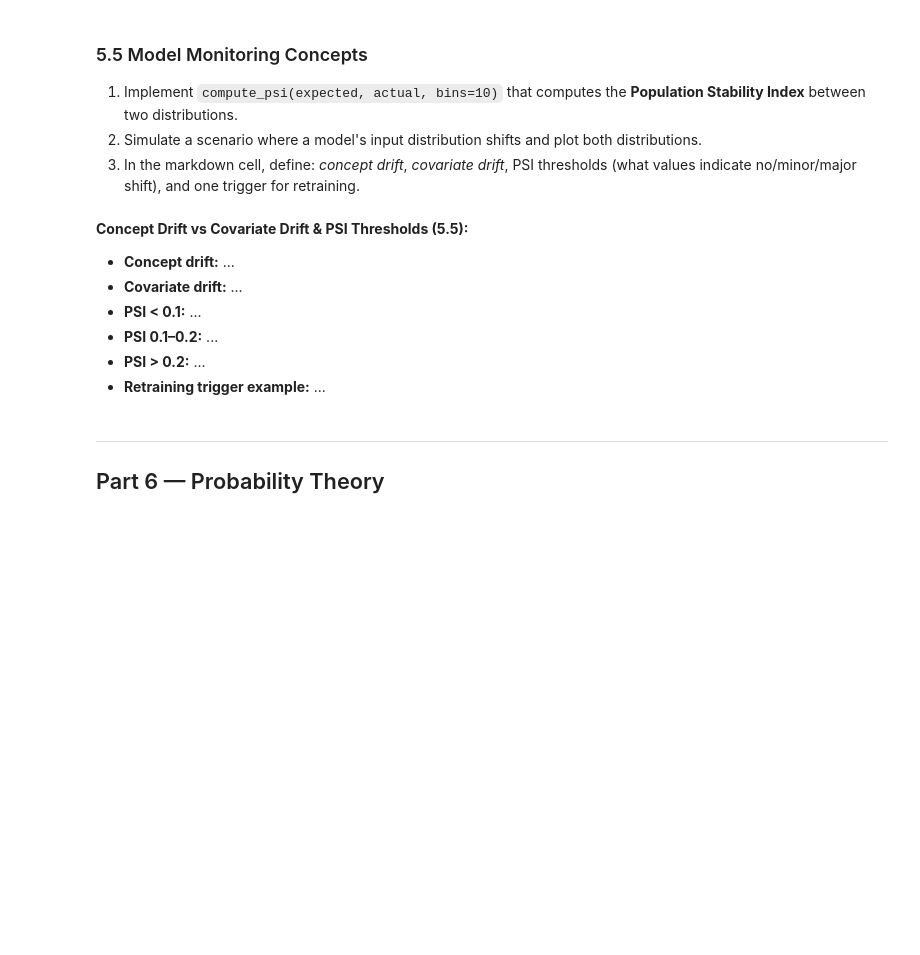
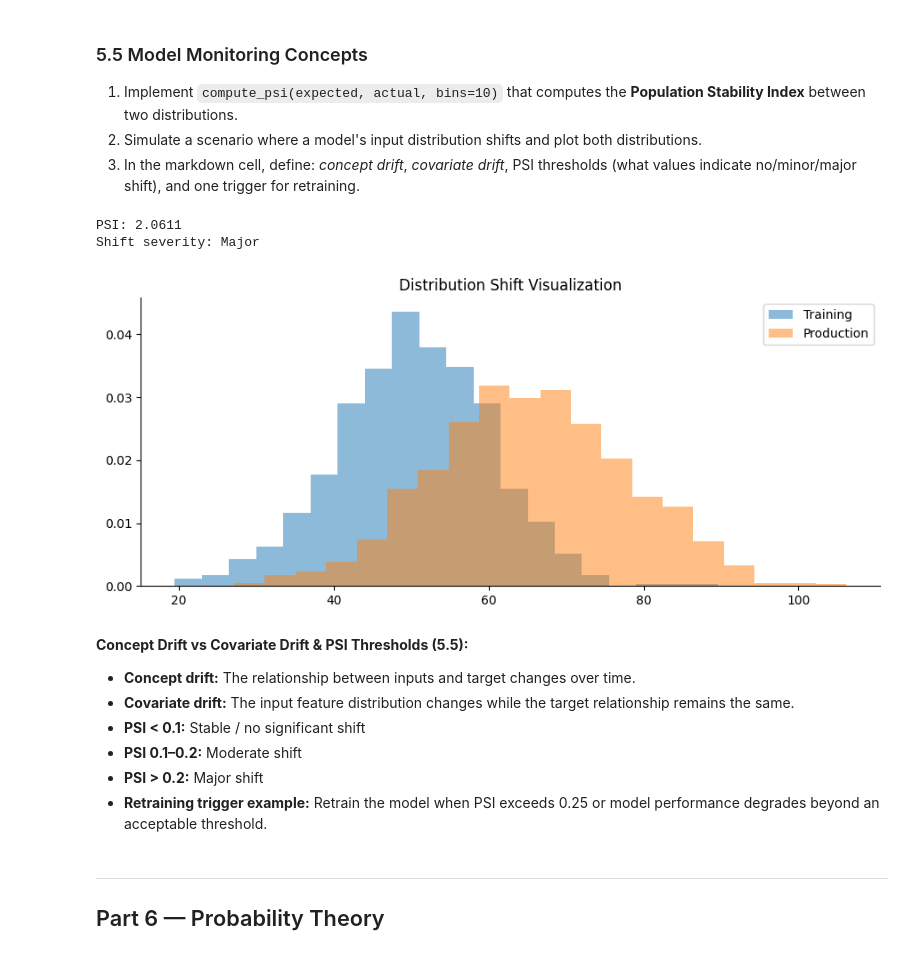
Before and after one commit to satyam294/CT-CEI-DS-2026, a Jupyter notebook: week1_Satyam_Chand.ipynb, the cells around one changed output. Cells and saved outputs as stored; diff of their text form; code cells hidden in the pictures; blank space fills up the shorter version.

```diff
--- a/week1_Satyam_Chand.ipynb
+++ b/week1_Satyam_Chand.ipynb
@@ -716,34 +760,54 @@ print(f"\nAfter differencing — p-value: {adf_diff[1]:.4f}, Stationary? {adf_di
 # %%
 def compute_psi(expected, actual, bins=10):
     """
     PSI = sum((actual_pct - expected_pct) * ln(actual_pct / expected_pct))
     Add epsilon=1e-10 to avoid log(0).
     """
-    # YOUR CODE HERE
-    pass
+    epsilon = 1e-10
+
+    # bins from expected distribution
+    breakpoints = np.histogram_bin_edges(expected, bins=bins)
+
+    expected_counts, _ = np.histogram(expected, bins=breakpoints)
+    actual_counts, _ = np.histogram(actual, bins=breakpoints)
+
+    expected_pct = expected_counts / len(expected)
+    actual_pct = actual_counts / len(actual)
+
+    psi = np.sum(
+        (actual_pct - expected_pct) *
+        np.log((actual_pct + epsilon) / (expected_pct + epsilon))
+    )
+
+    return psi
 
 np.random.seed(1)
 train_dist = np.random.normal(50, 10, 1000)    # training distribution
 drift_dist = np.random.normal(65, 12, 1000)    # shifted production distribution
 
 psi_value = compute_psi(train_dist, drift_dist)
 print(f"PSI: {psi_value:.4f}")
 print(f"Shift severity: {'Major' if psi_value > 0.2 else 'Minor' if psi_value > 0.1 else 'Stable'}")
 
 # Plot both distributions
 fig, ax = plt.subplots()
-# YOUR CODE HERE
+ax.hist(train_dist, bins=20, alpha=0.5, density=True, label='Training')
+ax.hist(drift_dist, bins=20, alpha=0.5, density=True, label='Production')
 ax.legend(); ax.set_title('Distribution Shift Visualization')
 plt.tight_layout(); plt.show()
+# %% [output]
+PSI: 2.0611
+Shift severity: Major
+[figure, added]
 # %% [markdown]
 **Concept Drift vs Covariate Drift & PSI Thresholds (5.5):**
 
-- **Concept drift:** ...
-- **Covariate drift:** ...
-- **PSI < 0.1:** ...
-- **PSI 0.1–0.2:** ...
-- **PSI > 0.2:** ...
-- **Retraining trigger example:** ...
+- **Concept drift:** The relationship between inputs and target changes over time.
+- **Covariate drift:** The input feature distribution changes while the target relationship remains the same.
+- **PSI < 0.1:** Stable / no significant shift
+- **PSI 0.1–0.2:** Moderate shift
+- **PSI > 0.2:** Major shift
+- **Retraining trigger example:** Retrain the model when PSI exceeds 0.25 or model performance degrades beyond an acceptable threshold.
 # %% [markdown]
 ---
 ## Part 6 — Probability Theory
```
Also changed, not shown: parts of 8 cells of this notebook.
